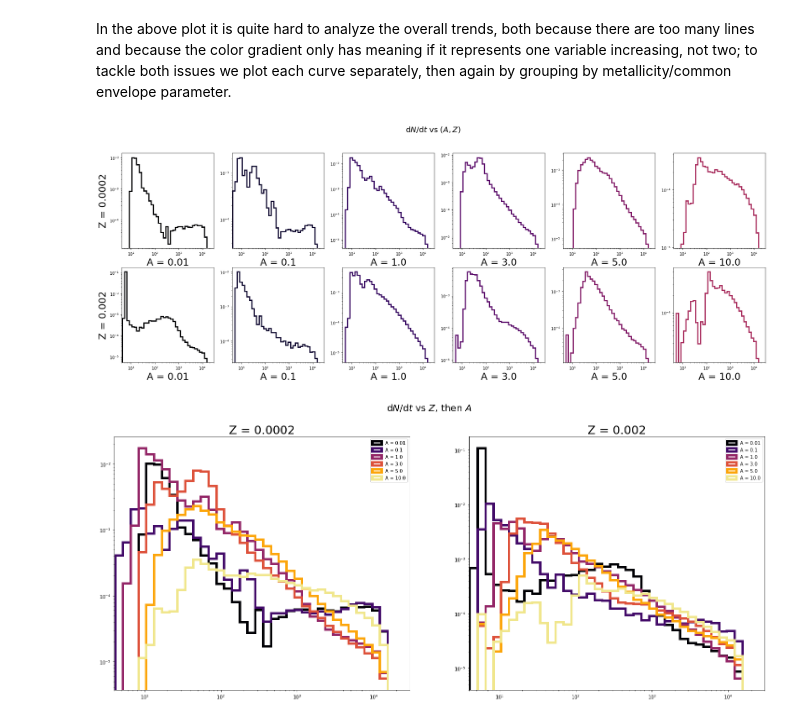
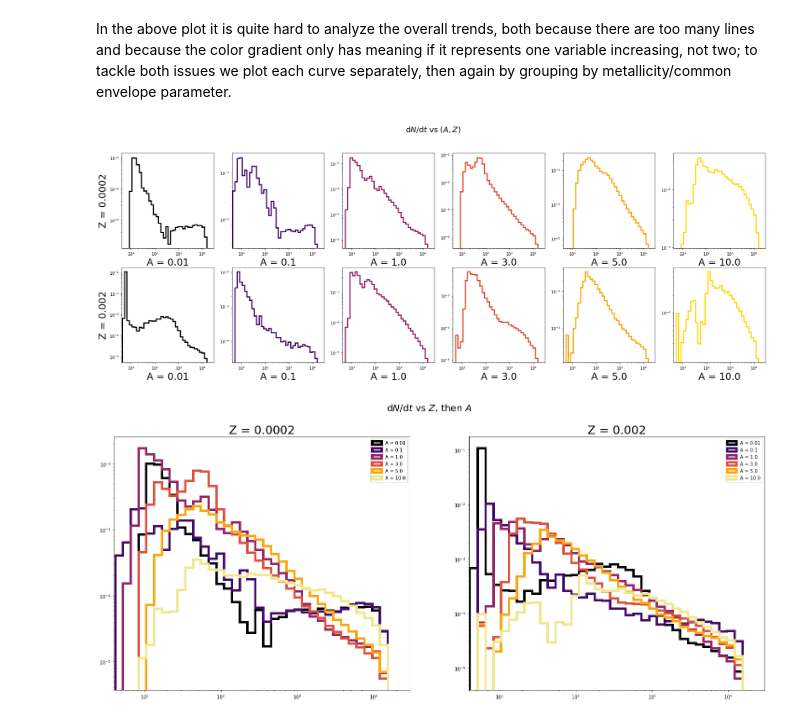
Before and after one commit to marco-giunta/compastro, a Jupyter notebook: delay ripulito.ipynb, the cells around one changed output. Saved outputs shown, nothing was run; the diff lists cells and outputs as text; code cells hidden in the pictures.

```diff
--- a/delay ripulito.ipynb
+++ b/delay ripulito.ipynb
@@ -378,24 +379,25 @@ ax;
 # %% [markdown]
 In the above plot it is quite hard to analyze the overall trends, both because there are too many lines and because the color gradient only has meaning if it represents one variable increasing, not two; to tackle both issues we plot each curve separately, then again by grouping by metallicity/common envelope parameter.
 # %%
+num_plots = 6
 fig, ax = plt.subplots(len(Z_vec), len(A_vec), figsize = (30, 10))
 cmap = get_cmap('inferno')
 colors = [cmap(i) for i in np.linspace(0, num_plots, num_plots) / num_plots]
 colors[-1] = 'gold'
 
 for j, Z in enumerate(Z_vec):
     for i, A in enumerate(A_vec):
         ax[j, i].hist(df.loc[(df.A == A) & (df.Z == Z)].tmerg, bins = bins, histtype = 'step', linewidth = 3,
                     density = True, log = True, color = colors[i]) # alpha = 0.5,
         ax[j, i].set_xscale('log')
         ax[j, i].set_xlim((4, 3e4))
         ax[j, i].set_xlabel(f'A = {A}', size = 25)
     ax[j, 0].set_ylabel(f'Z = {Z}', size = 25)
 
 fig.suptitle(r'$\mathrm{d}N/\mathrm{d}t$ vs $(A, Z)$', size = 20)
 ax;
 # %% [output]
-[figure, old version]
+[figure, new version]
 # %%
 num_plots = 6
 
```
Also changed, not shown: parts of 41 cells of this notebook.
